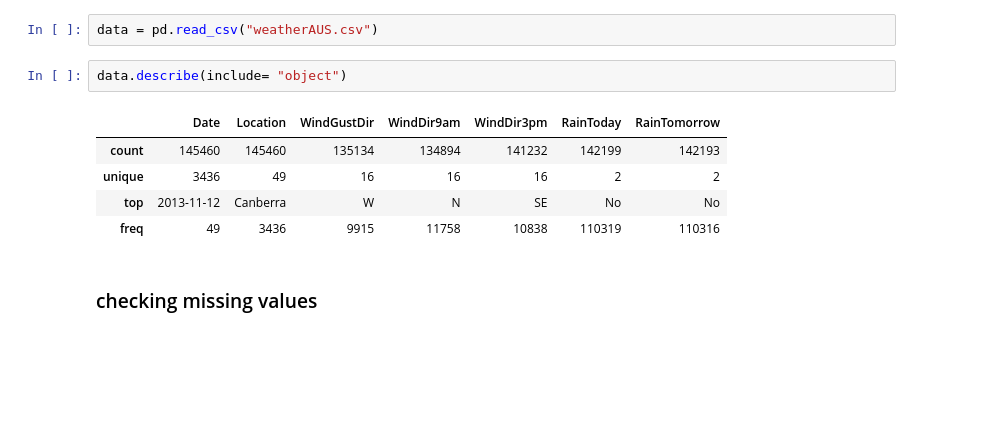
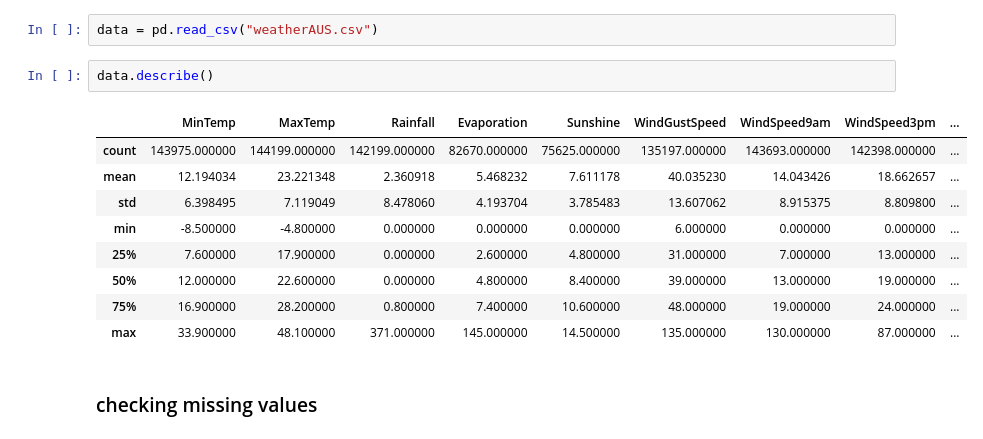
Before and after one commit to devyetii/Rain-Predictor, a Jupyter notebook: preprocessing.ipynb, the cells around one changed output. Saved outputs shown, nothing was run; the diff lists cells and outputs as text; blank space fills up the shorter version.

```diff
--- a/preprocessing.ipynb
+++ b/preprocessing.ipynb
@@ -8,13 +8,17 @@ import seaborn as sns
 # %%
 data = pd.read_csv("weatherAUS.csv")
 # %%
-data.describe(include= "object")
+data.describe()
 # %% [output]
-|  | Date | Location | WindGustDir | WindDir9am | WindDir3pm | RainToday | RainTomorrow |
-| count | 145460 | 145460 | 135134 | 134894 | 141232 | 142199 | 142193 |
-| unique | 3436 | 49 | 16 | 16 | 16 | 2 | 2 |
-| top | 2013-11-12 | Canberra | W | N | SE | No | No |
-| freq | 49 | 3436 | 9915 | 11758 | 10838 | 110319 | 110316 |
+|  | MinTemp | MaxTemp | Rainfall | Evaporation | Sunshine | WindGustSpeed | WindSpeed9am | WindSpeed3pm | ... |
+| count | 143975.000000 | 144199.000000 | 142199.000000 | 82670.000000 | 75625.000000 | 135197.000000 | 143693.000000 | 142398.000000 | ... |
+| mean | 12.194034 | 23.221348 | 2.360918 | 5.468232 | 7.611178 | 40.035230 | 14.043426 | 18.662657 | ... |
+| std | 6.398495 | 7.119049 | 8.478060 | 4.193704 | 3.785483 | 13.607062 | 8.915375 | 8.809800 | ... |
+| min | -8.500000 | -4.800000 | 0.000000 | 0.000000 | 0.000000 | 6.000000 | 0.000000 | 0.000000 | ... |
+| 25% | 7.600000 | 17.900000 | 0.000000 | 2.600000 | 4.800000 | 31.000000 | 7.000000 | 13.000000 | ... |
+| 50% | 12.000000 | 22.600000 | 0.000000 | 4.800000 | 8.400000 | 39.000000 | 13.000000 | 19.000000 | ... |
+| 75% | 16.900000 | 28.200000 | 0.800000 | 7.400000 | 10.600000 | 48.000000 | 19.000000 | 24.000000 | ... |
+| max | 33.900000 | 48.100000 | 371.000000 | 145.000000 | 14.500000 | 135.000000 | 130.000000 | 87.000000 | ... |
 # %% [markdown]
 ### checking missing values
 # %%
```
Also changed, not shown: parts of 26 cells of this notebook.
